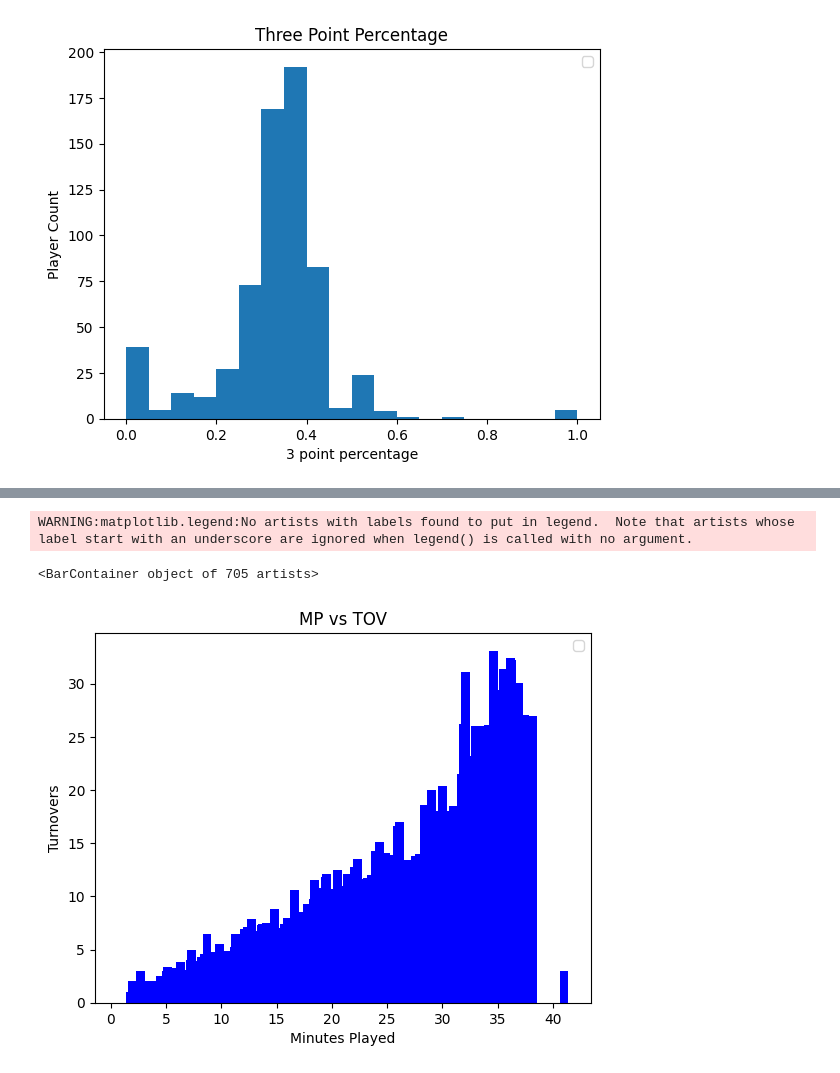
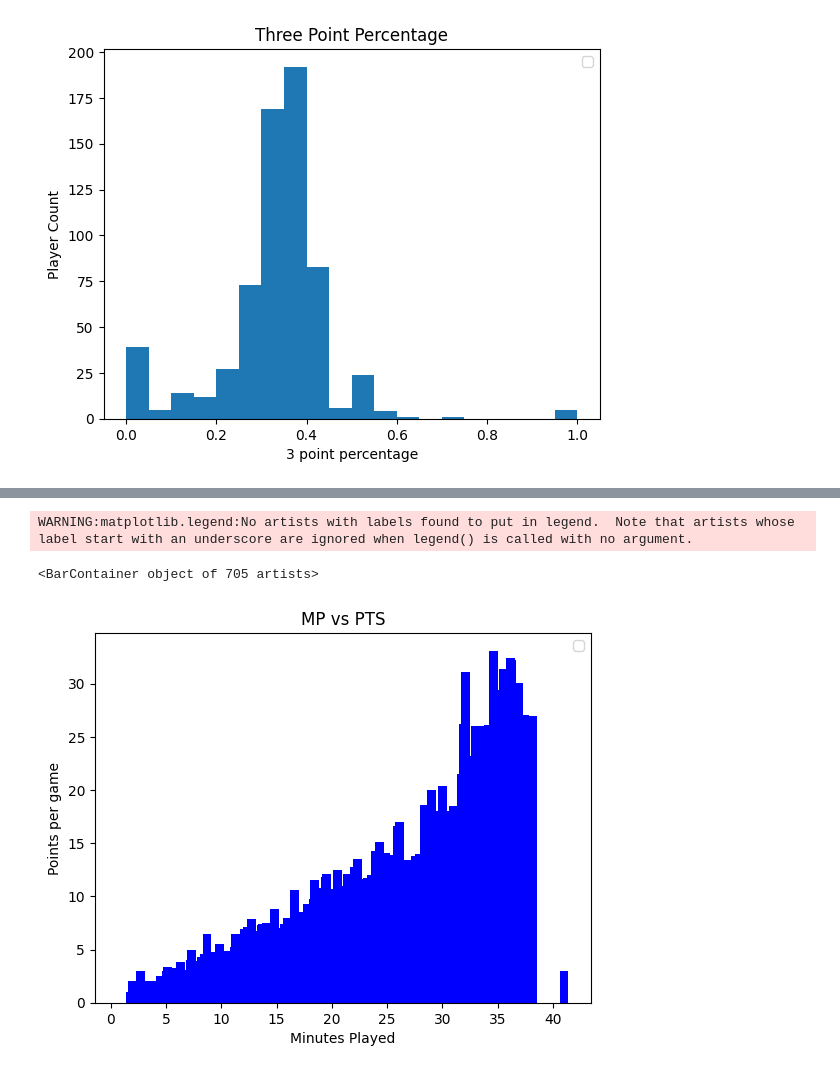
Before and after one commit to DaltonWise/Homework, a Jupyter notebook: Untitled11.ipynb, the cells around one changed output, grey strips where cells are left out. Drawn from its saved outputs; the diff is of its cells as text; code cells hidden in the pictures.

```diff
--- a/Untitled11.ipynb
+++ b/Untitled11.ipynb
@@ -89,13 +89,13 @@ WARNING:matplotlib.legend:No artists with labels found to put in legend.  Note t
 # %%
 x = data['MP']
 y = data['PTS']
 plt.xlabel("Minutes Played")
-plt.ylabel("Turnovers")
-plt.title("MP vs TOV")
+plt.ylabel("Points per game")
+plt.title("MP vs PTS")
 plt.legend()
 
 plt.bar(x, y, label="Player PPG", color='b')
 # %% [output]
 WARNING:matplotlib.legend:No artists with labels found to put in legend.  Note that artists whose label start with an underscore are ignored when legend() is called with no argument.
 <BarContainer object of 705 artists>
-[figure, old version]
+[figure, new version]
```
Also changed, not shown: parts of 1 cell of this notebook.
